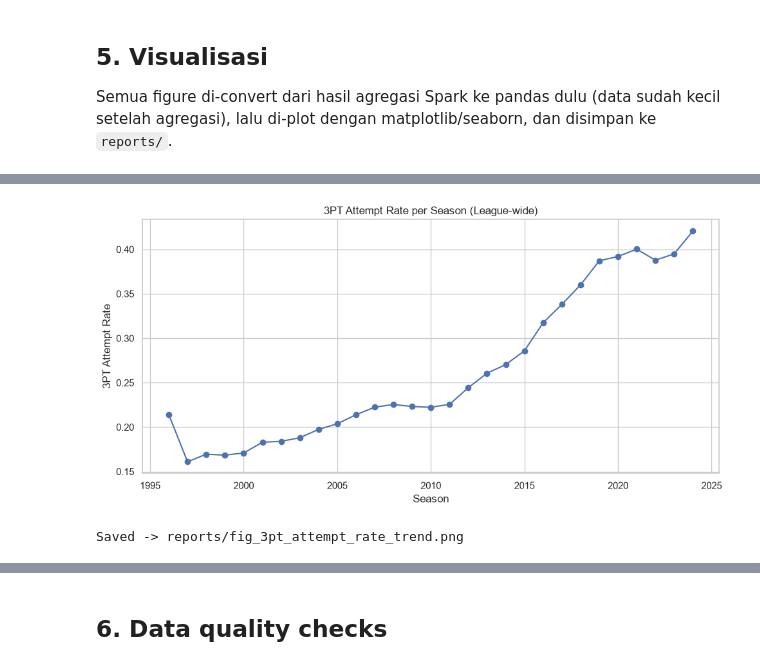
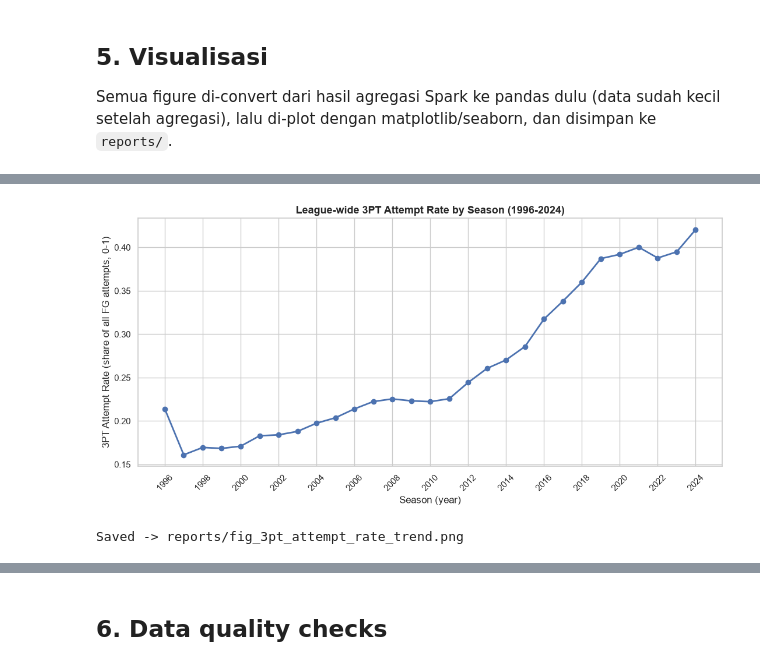
Before and after one commit to Dhamzyy335/KelompokN1, a Jupyter notebook: notebooks/02_eda_and_pyspark_operations.ipynb, the cells around one changed output, grey strips where cells are left out. Saved outputs shown, nothing was run; the diff lists cells and outputs as text; code cells hidden in the pictures.

```diff
--- a/notebooks/02_eda_and_pyspark_operations.ipynb
+++ b/notebooks/02_eda_and_pyspark_operations.ipynb
@@ -500,15 +510,17 @@ sns.set_theme(style="whitegrid")
 # %%
 pdf_3pt = three_pt_rate_by_season.toPandas()
 
-fig, ax = plt.subplots(figsize=(10, 5))
-ax.plot(pdf_3pt["season"], pdf_3pt["three_pt_attempt_rate"], marker="o")
-ax.set_title("3PT Attempt Rate per Season (League-wide)")
-ax.set_xlabel("Season")
-ax.set_ylabel("3PT Attempt Rate")
+fig, ax = plt.subplots(figsize=(11, 5.5))
+ax.plot(pdf_3pt["season"], pdf_3pt["three_pt_attempt_rate"], marker="o", linewidth=2, color="#4C72B0")
+ax.set_title("League-wide 3PT Attempt Rate by Season (1996-2024)", fontsize=13, fontweight="bold")
+ax.set_xlabel("Season (year)")
+ax.set_ylabel("3PT Attempt Rate (share of all FG attempts, 0-1)")
+ax.set_xticks(pdf_3pt["season"][::2])
+ax.tick_params(axis="x", rotation=45)
 fig.tight_layout()
 fig.savefig(os.path.join(REPORTS_DIR, "fig_3pt_attempt_rate_trend.png"), dpi=150)
 plt.show()
 print("Saved -> reports/fig_3pt_attempt_rate_trend.png")
 # %% [output]
-[figure, old version]
+[figure, new version]
 Saved -> reports/fig_3pt_attempt_rate_trend.png
```
Also changed, not shown: parts of 11 cells of this notebook, 8 other files.
